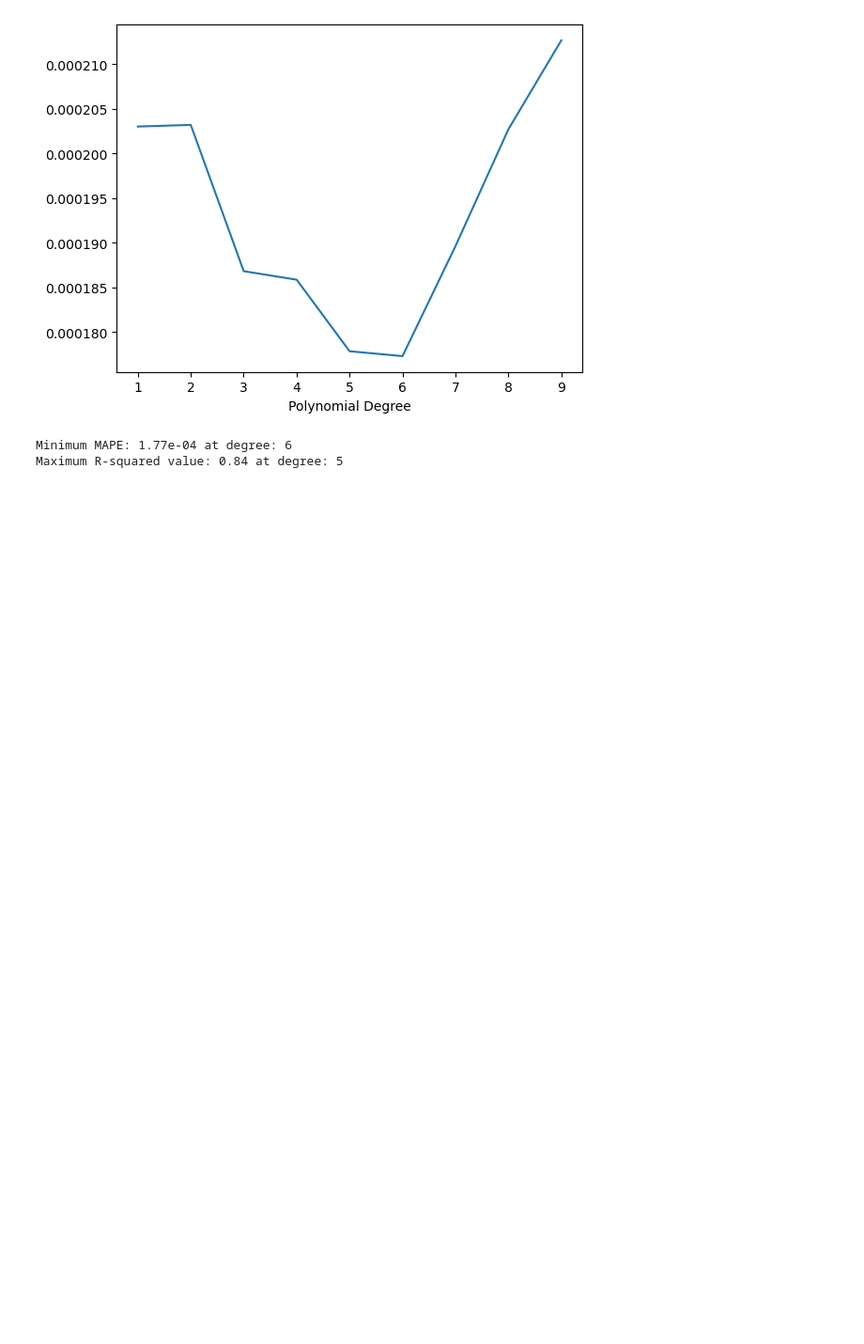
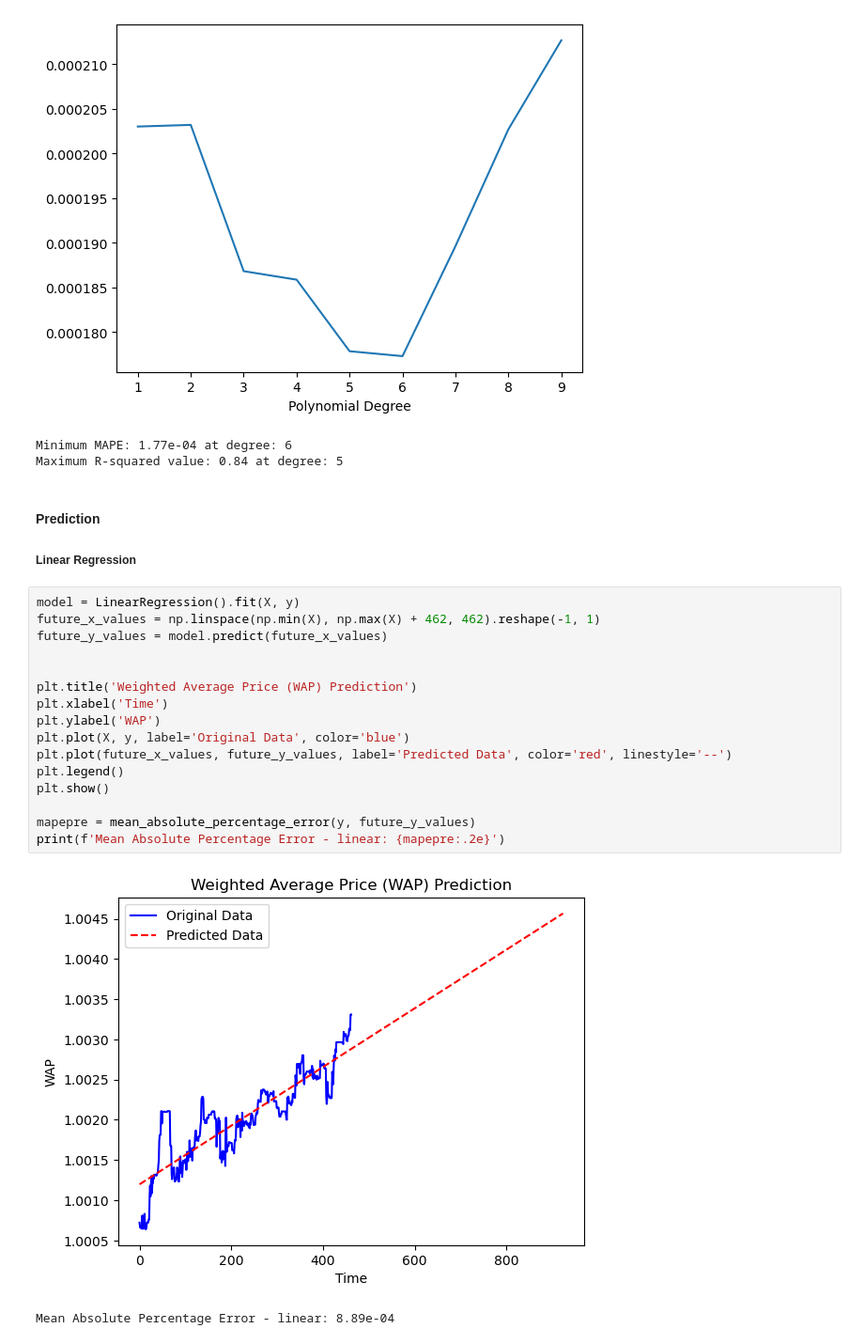
Before and after one commit to jmia2431/Optiver_Project, a Jupyter notebook: Regression 53.18944.ipynb, the cells around one changed output. Shown at 94% size. Cells and saved outputs as stored; diff of their text form; blank space fills up the shorter version.

```diff
--- a/Regression 53.18944.ipynb
+++ b/Regression 53.18944.ipynb
@@ -92,3 +94,25 @@ print(f"Maximum R-squared value: {max(r_squared_values):.2f} at degree: {degrees
 [figure]
 Minimum MAPE: 1.77e-04 at degree: 6
 Maximum R-squared value: 0.84 at degree: 5
+# %% [markdown]
+#### Prediction
+##### Linear Regression
+# %%
+model = LinearRegression().fit(X, y)
+future_x_values = np.linspace(np.min(X), np.max(X) + 462, 462).reshape(-1, 1)
+future_y_values = model.predict(future_x_values)
+
+
+plt.title('Weighted Average Price (WAP) Prediction')
+plt.xlabel('Time')
+plt.ylabel('WAP')
+plt.plot(X, y, label='Original Data', color='blue')
+plt.plot(future_x_values, future_y_values, label='Predicted Data', color='red', linestyle='--')
+plt.legend()
+plt.show()
+
+mapepre = mean_absolute_percentage_error(y, future_y_values)
+print(f'Mean Absolute Percentage Error - linear: {mapepre:.2e}')
+# %% [output]
+[figure, added]
+Mean Absolute Percentage Error - linear: 8.89e-04
```
Also changed, not shown: parts of 3 cells of this notebook.
